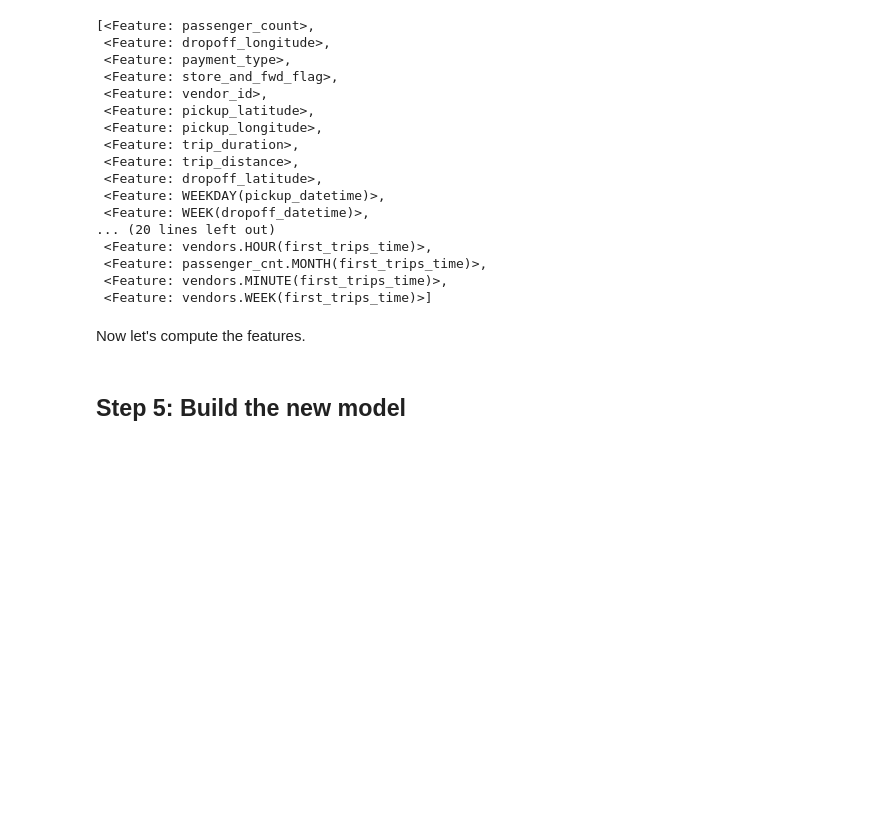
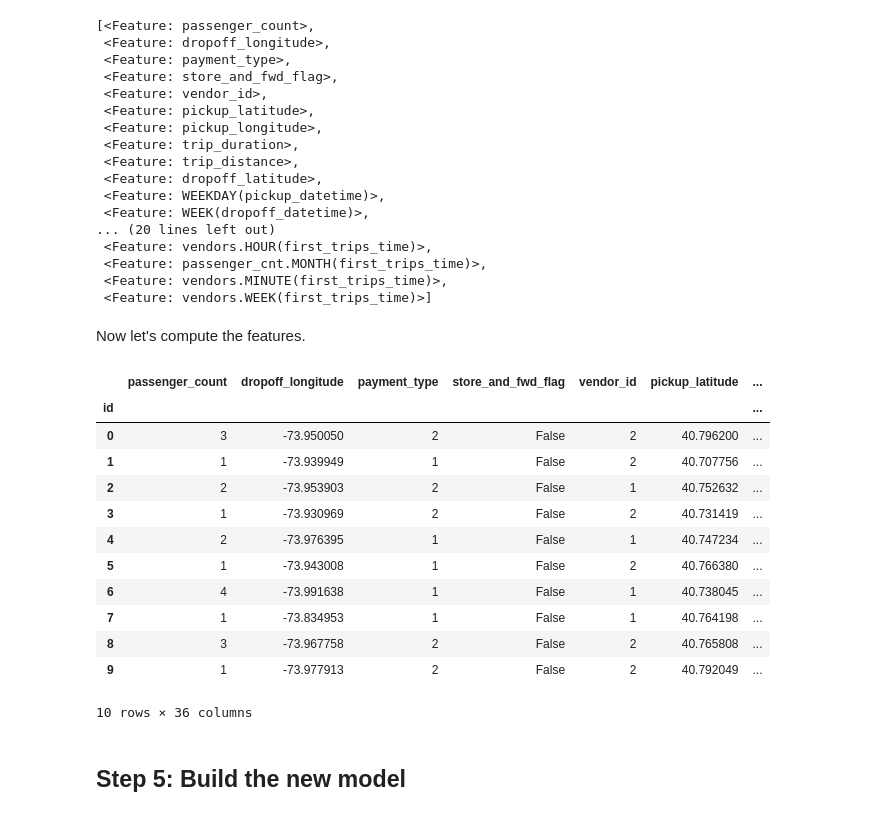
Before and after one commit to alteryx/DSx, a Jupyter notebook: NewYorkCity_taxi_case_study.ipynb, the cells around one changed output. Cells and saved outputs as stored; diff of their text form; code cells hidden in the pictures; blank space fills up the shorter version.

```diff
--- a/NewYorkCity_taxi_case_study.ipynb
+++ b/NewYorkCity_taxi_case_study.ipynb
@@ -195,6 +220,22 @@ features
 Now let's compute the features.
 # %%
 feature_matrix = compute_features(features,cutoff_time)
+# %%
+feature_matrix.head(10)
+# %% [output]
+|  | passenger_count | dropoff_longitude | payment_type | store_and_fwd_flag | vendor_id | pickup_latitude | ... |
+| id |  |  |  |  |  |  | ... |
+| 0 | 3 | -73.950050 | 2 | False | 2 | 40.796200 | ... |
+| 1 | 1 | -73.939949 | 1 | False | 2 | 40.707756 | ... |
+| 2 | 2 | -73.953903 | 2 | False | 1 | 40.752632 | ... |
+| 3 | 1 | -73.930969 | 2 | False | 2 | 40.731419 | ... |
+| 4 | 2 | -73.976395 | 1 | False | 1 | 40.747234 | ... |
+| 5 | 1 | -73.943008 | 1 | False | 2 | 40.766380 | ... |
+| 6 | 4 | -73.991638 | 1 | False | 1 | 40.738045 | ... |
+| 7 | 1 | -73.834953 | 1 | False | 1 | 40.764198 | ... |
+| 8 | 3 | -73.967758 | 2 | False | 2 | 40.765808 | ... |
+| 9 | 1 | -73.977913 | 2 | False | 2 | 40.792049 | ... |
+10 rows × 36 columns
 # %% [markdown]
 <h2>Step 5: Build the new model</h2>
 # %%
```
Also changed, not shown: parts of 8 cells of this notebook.
